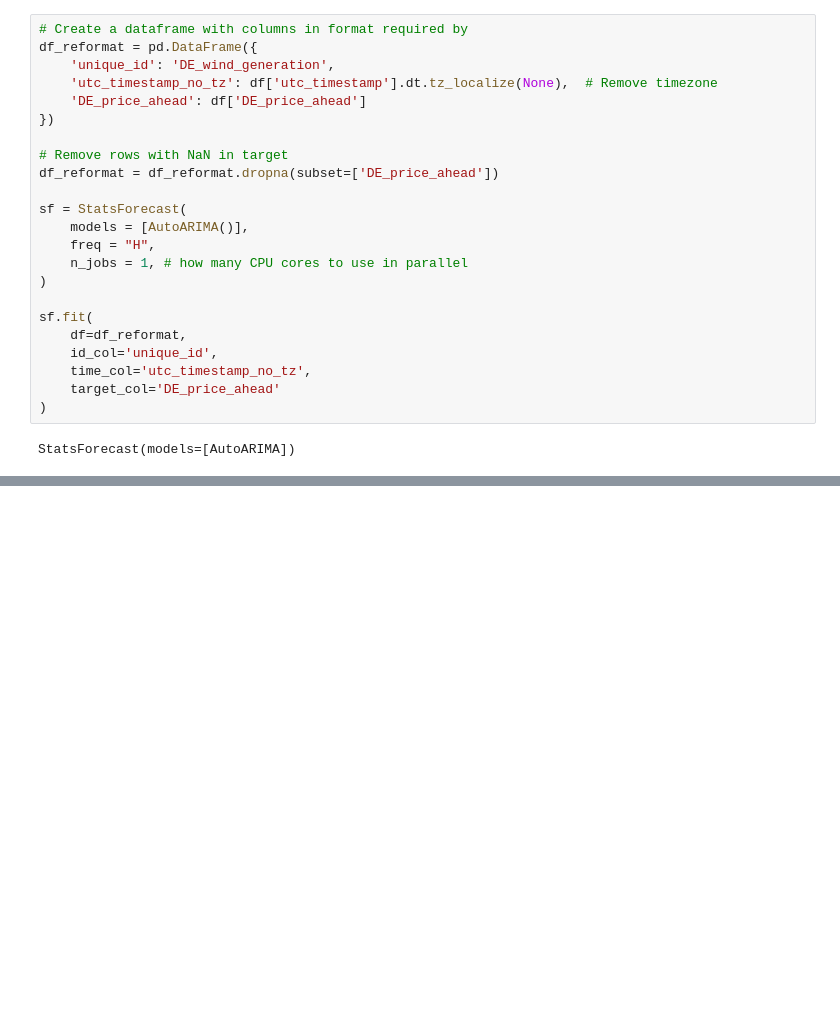
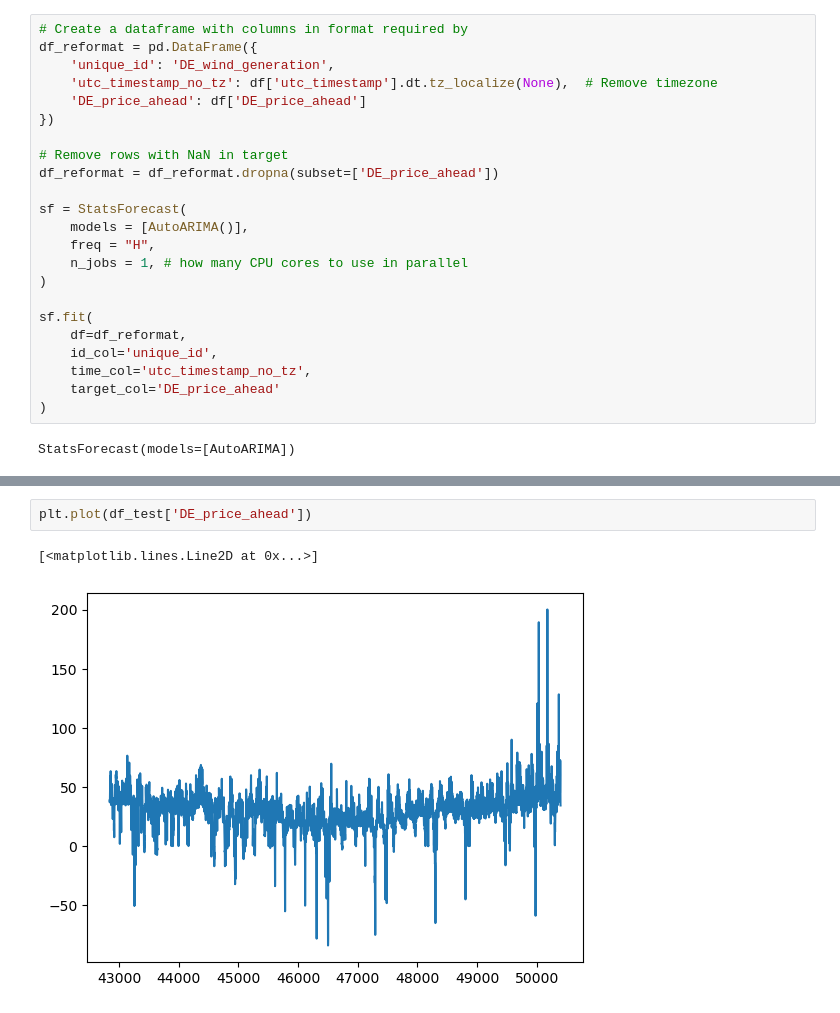
Before and after one commit to atleer/forecast-electricity-markets, a Jupyter notebook: analysis/generate_baseline_forecast.ipynb, the cells around one changed output, grey strips where cells are left out. Drawn from its saved outputs; the diff is of its cells as text; blank space fills up the shorter version.

```diff
--- a/analysis/generate_baseline_forecast.ipynb
+++ b/analysis/generate_baseline_forecast.ipynb
@@ -111,0 +228,5 @@ y_pred = sf.forecast(
+# %%
+plt.plot(df_test['DE_price_ahead'])
+# %% [output]
+[<matplotlib.lines.Line2D at 0x...>]
+[figure, added]
```
Also changed, not shown: parts of 16 cells of this notebook.
